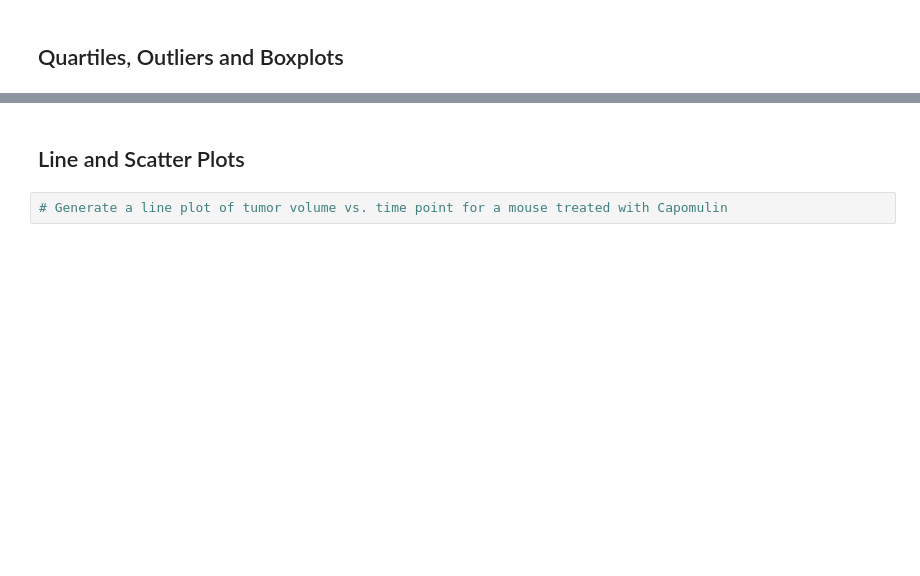
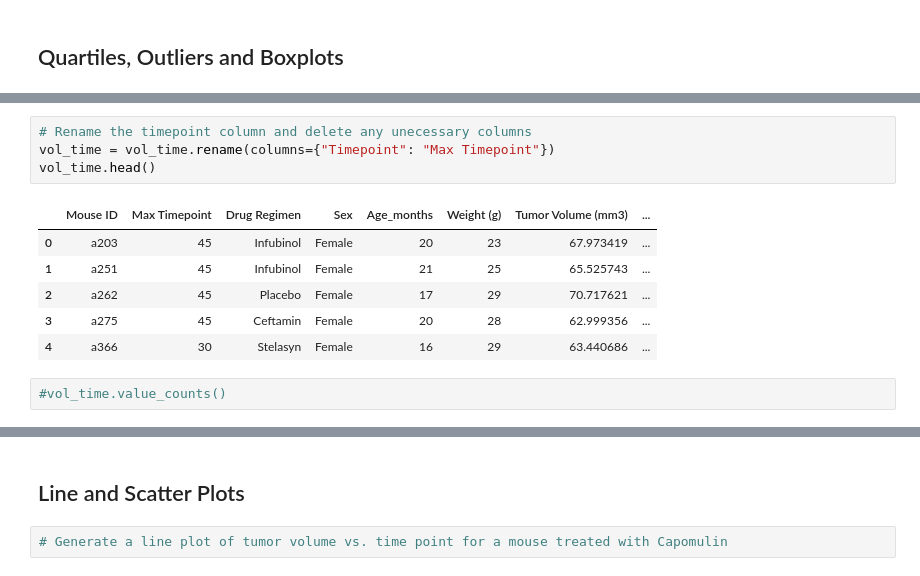
Before and after one commit to norojordan/Mathplotlib-HW, a Jupyter notebook: pymaceuticals_starter.ipynb, the cells around one changed output, grey strips where cells are left out. Drawn from its saved outputs; the diff is of its cells as text; blank space fills up the shorter version.

```diff
--- a/pymaceuticals_starter.ipynb
+++ b/pymaceuticals_starter.ipynb
@@ -225 +241,14 @@ gender_study.plot.pie(startangle=185,autopct='%1.1f%%')
+# %%
+# Rename the timepoint column and delete any unecessary columns
+vol_time = vol_time.rename(columns={"Timepoint": "Max Timepoint"})
+vol_time.head()
+# %% [output]
+|  | Mouse ID | Max Timepoint | Drug Regimen | Sex | Age_months | Weight (g) | Tumor Volume (mm3) | ... |
+| 0 | a203 | 45 | Infubinol | Female | 20 | 23 | 67.973419 | ... |
+| 1 | a251 | 45 | Infubinol | Female | 21 | 25 | 65.525743 | ... |
+| 2 | a262 | 45 | Placebo | Female | 17 | 29 | 70.717621 | ... |
+| 3 | a275 | 45 | Ceftamin | Female | 20 | 28 | 62.999356 | ... |
+| 4 | a366 | 30 | Stelasyn | Female | 16 | 29 | 63.440686 | ... |
+# %%
+#vol_time.value_counts()
 # %%
```
Also changed, not shown: parts of 6 cells of this notebook.
